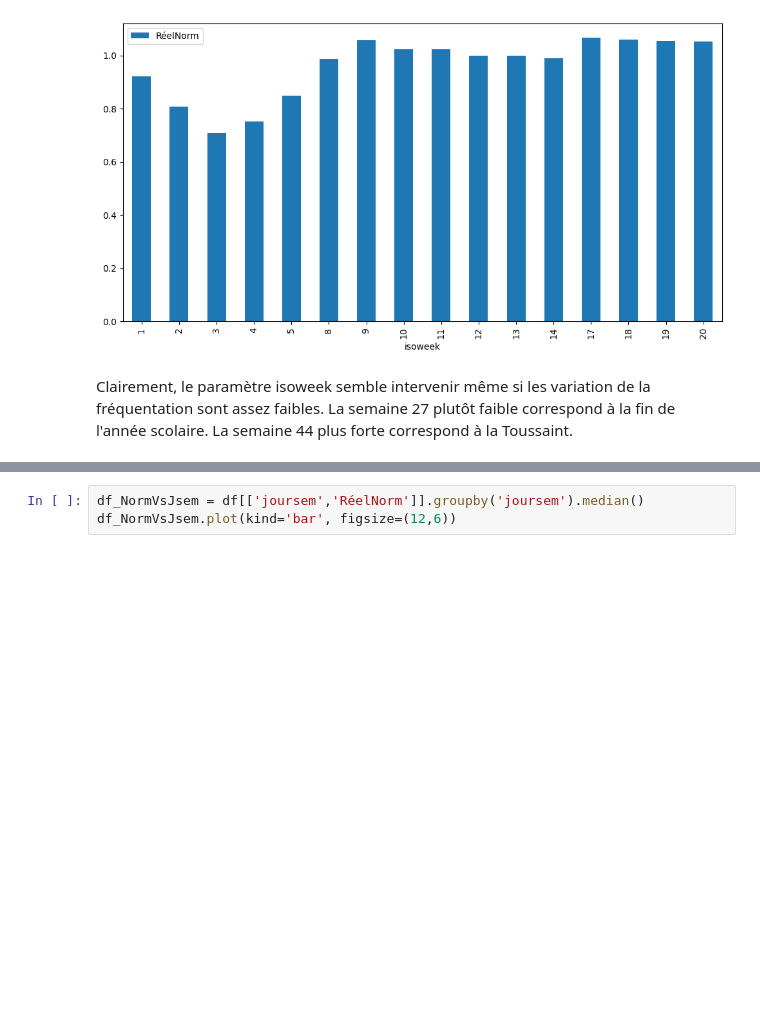
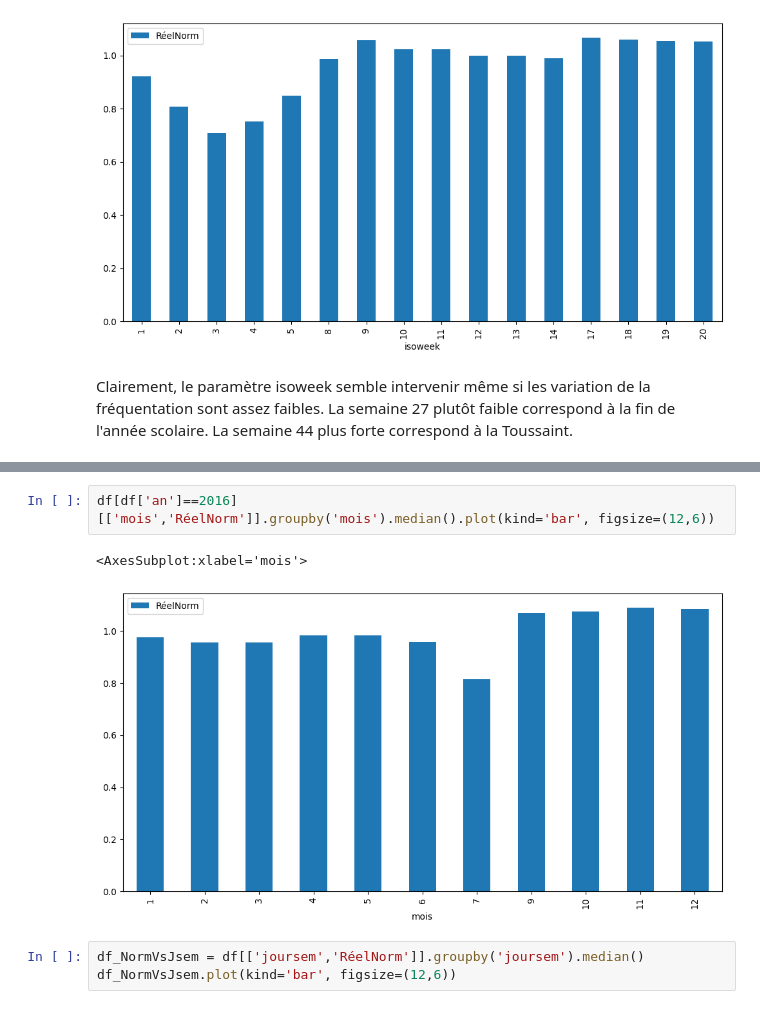
Before and after one commit to ericbertrand8686/Simplon_E1_EricBertrand_GaspillageCantine, a Jupyter notebook: AnalyseDescriptive.ipynb, the cells around one changed output, grey strips where cells are left out. Saved outputs shown, nothing was run; the diff lists cells and outputs as text; blank space fills up the shorter version.

```diff
--- a/AnalyseDescriptive.ipynb
+++ b/AnalyseDescriptive.ipynb
@@ -225,3 +228,8 @@ ValueError: not enough values to unpack (expected 2, got 0)
+# %%
+df[df['an']==2016][['mois','RéelNorm']].groupby('mois').median().plot(kind='bar', figsize=(12,6))
+# %% [output]
+<AxesSubplot:xlabel='mois'>
+[figure, added]
 # %%
 df_NormVsJsem = df[['joursem','RéelNorm']].groupby('joursem').median()
 df_NormVsJsem.plot(kind='bar', figsize=(12,6))
```
Also changed, not shown: parts of 5 cells of this notebook, 6 other files.
